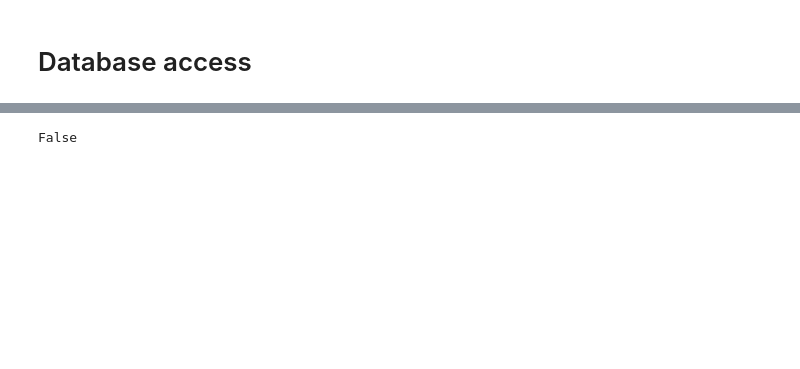
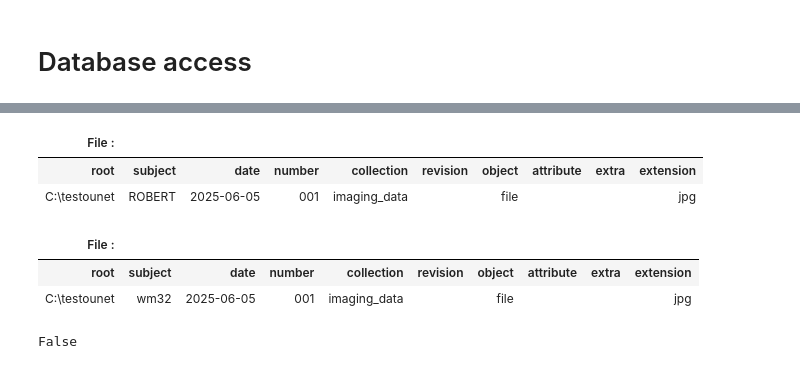
Before and after one commit to JostTim/alyx-local-connector, a Jupyter notebook: UsingONE.ipynb, the cells around one changed output, grey strips where cells are left out. Saved outputs shown, nothing was run; the diff lists cells and outputs as text; code cells hidden in the pictures; blank space fills up the shorter version.

```diff
--- a/UsingONE.ipynb
+++ b/UsingONE.ipynb
@@ -7,0 +889,7 @@ from alyx_connector.files.expressions import Expressions
+# %%
+file.subject = "ROBERT"
+file
+# %% [output]
+| File : |  |  |  |  |  |  |  |  |  |
+| root | subject | date | number | collection | revision | object | attribute | extra | extension |
+| C:\testounet | ROBERT | 2025-06-05 | 001 | imaging_data |  | file |  |  | jpg |
@@ -8,3 +898,9 @@ from alyx_connector.files.expressions import Expressions
+# %%
+file2
+# %% [output]
+| File : |  |  |  |  |  |  |  |  |  |
+| root | subject | date | number | collection | revision | object | attribute | extra | extension |
+| C:\testounet | wm32 | 2025-06-05 | 001 | imaging_data |  | file |  |  | jpg |
 # %%
 file = File.from_parts(subject = "str")
 # %%
```
Also changed, not shown: parts of 34 cells of this notebook, 10 other files.
